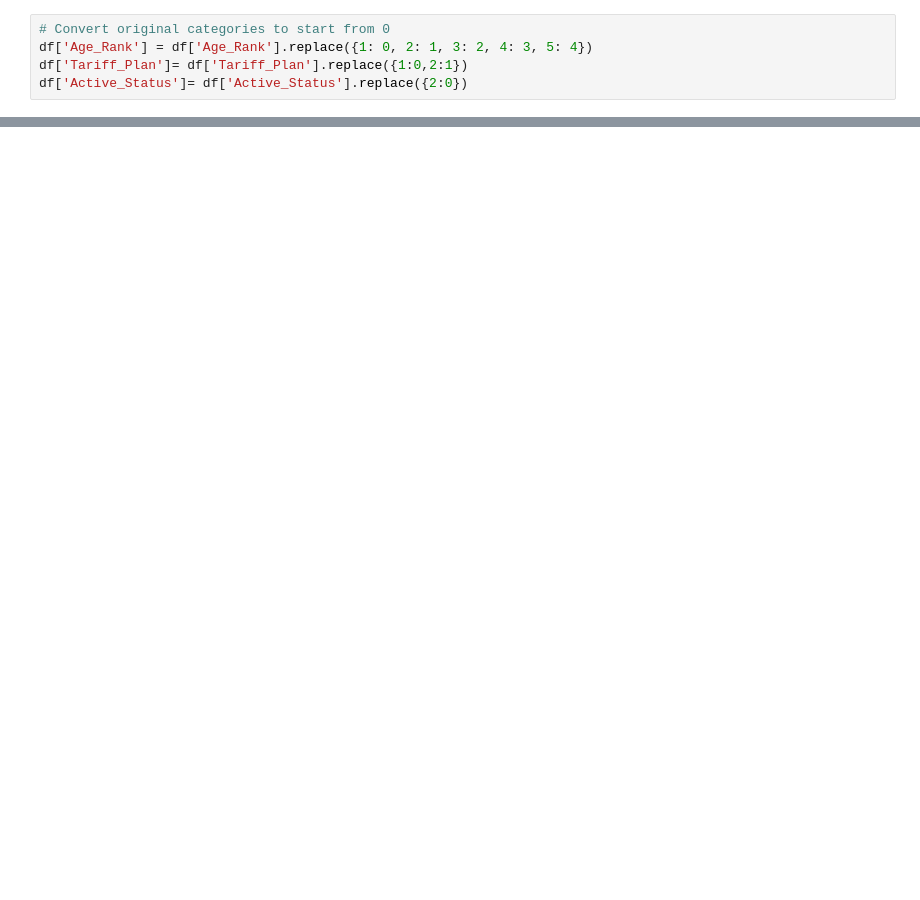
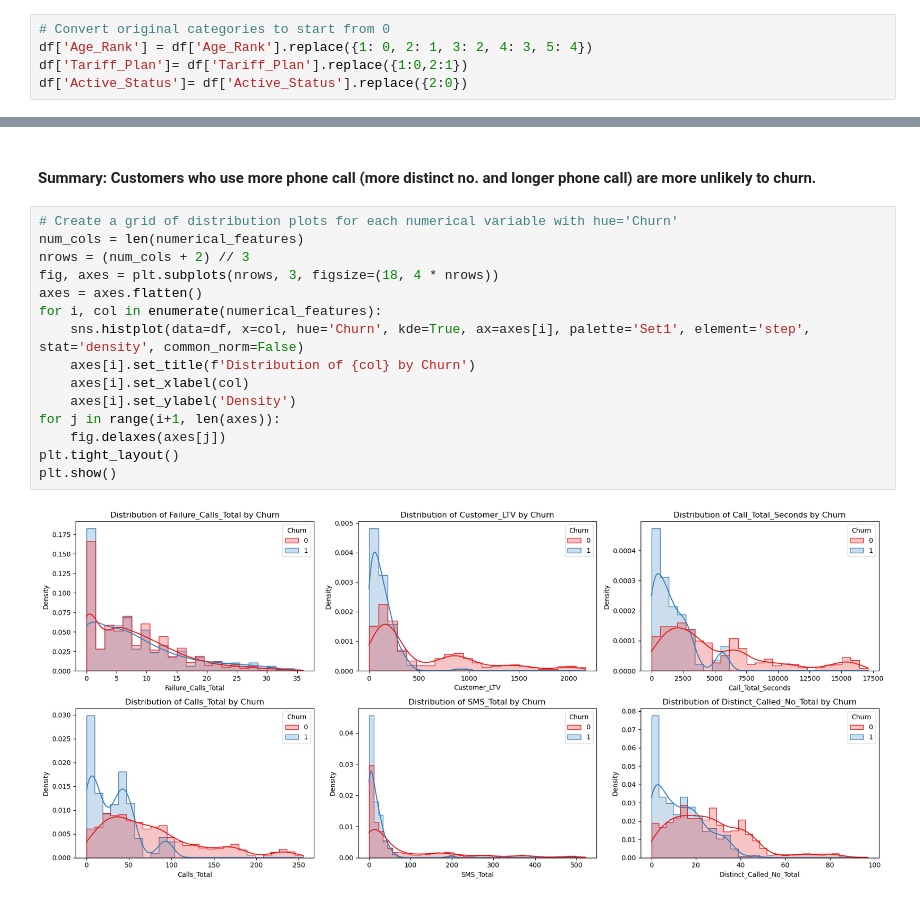
Before and after one commit to FrancisAungThu/TelecomChurnAnalysis, a Jupyter notebook: ChurnAnalysis.ipynb, the cells around one changed output, grey strips where cells are left out. Cells and saved outputs as stored; diff of their text form; blank space fills up the shorter version.

```diff
--- a/ChurnAnalysis.ipynb
+++ b/ChurnAnalysis.ipynb
@@ -229,0 +357,19 @@ ValueError: Could not interpret input 'charge_rank'
+# %% [markdown]
+#### Summary: Customers who use more phone call (more distinct no. and longer phone call) are more unlikely to churn.
+# %%
+# Create a grid of distribution plots for each numerical variable with hue='Churn'
+num_cols = len(numerical_features)
+nrows = (num_cols + 2) // 3
+fig, axes = plt.subplots(nrows, 3, figsize=(18, 4 * nrows))
+axes = axes.flatten()
+for i, col in enumerate(numerical_features):
+    sns.histplot(data=df, x=col, hue='Churn', kde=True, ax=axes[i], palette='Set1', element='step', stat='density', common_norm=False)
+    axes[i].set_title(f'Distribution of {col} by Churn')
+    axes[i].set_xlabel(col)
+    axes[i].set_ylabel('Density')
+for j in range(i+1, len(axes)):
+    fig.delaxes(axes[j])
+plt.tight_layout()
+plt.show()
+# %% [output]
+[figure, added]
```
Also changed, not shown: parts of 33 cells of this notebook.
